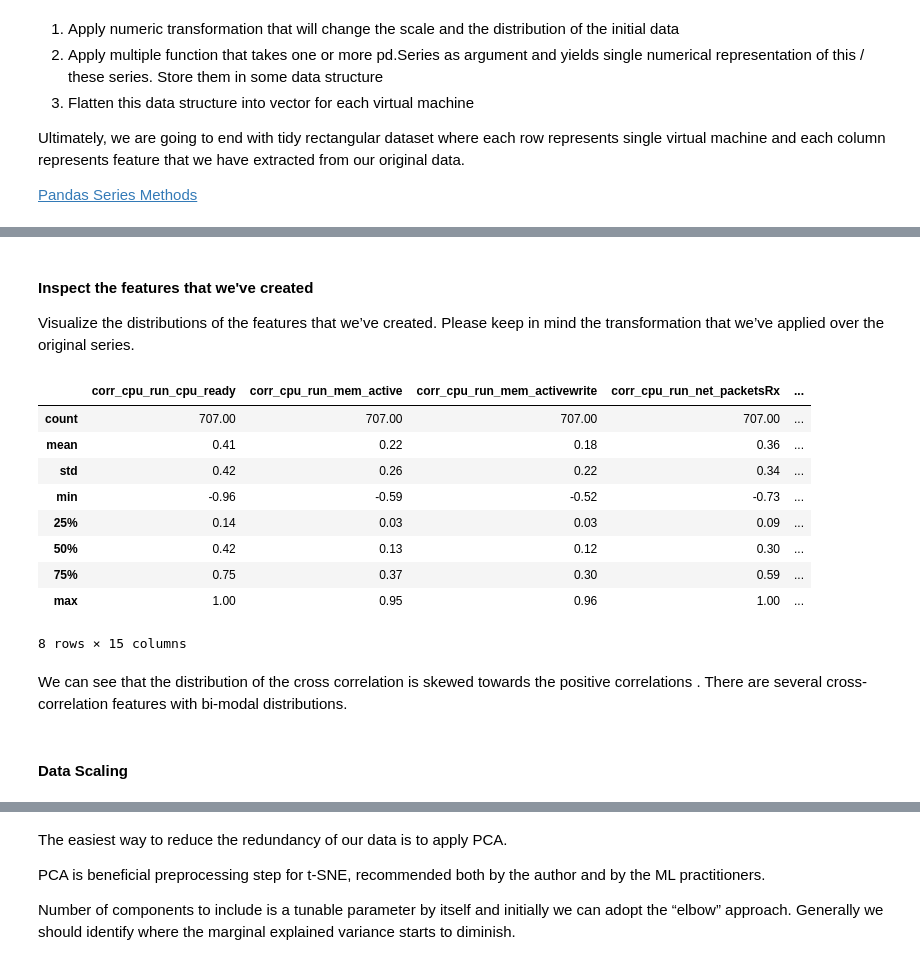
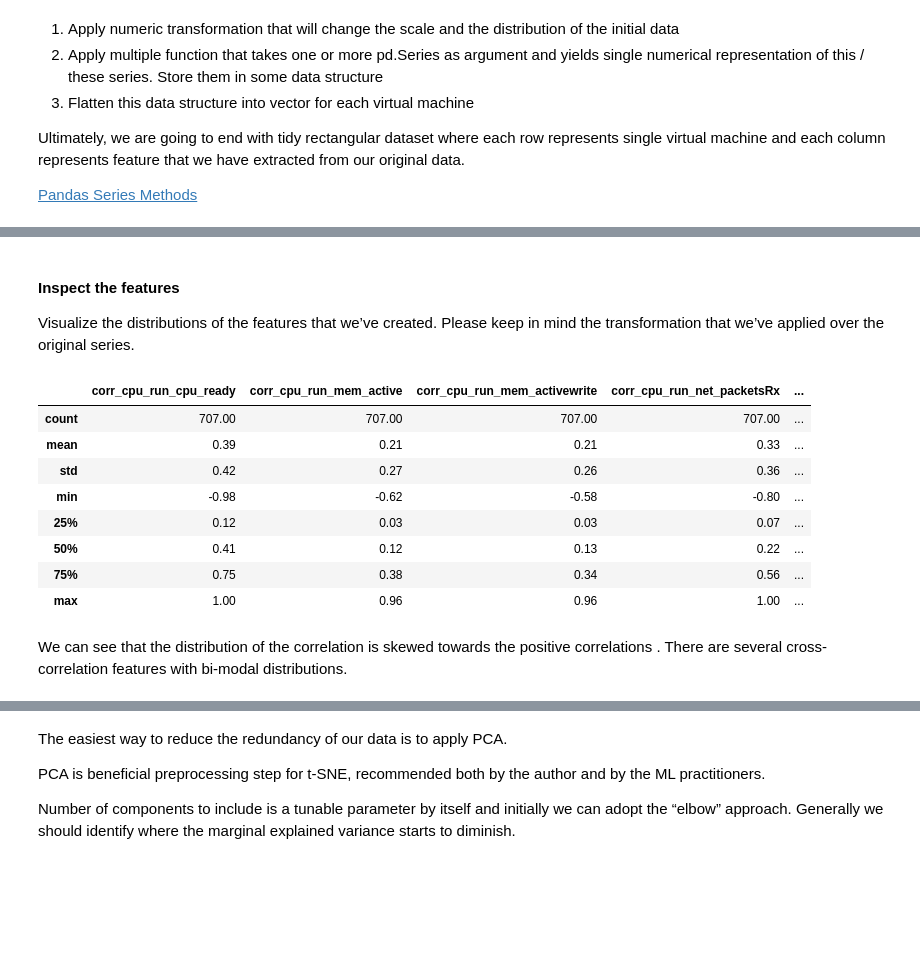
Before and after one commit to amld-vmware/AMLD_2020, a Jupyter notebook: Unsupervised Learning_ Multi TS Features Embedding.ipynb, the cells around one changed output, grey strips where cells are left out. Saved outputs shown, nothing was run; the diff lists cells and outputs as text; code cells hidden in the pictures; blank space fills up the shorter version.

```diff
--- a/Unsupervised Learning_ Multi TS Features Embedding.ipynb
+++ b/Unsupervised Learning_ Multi TS Features Embedding.ipynb
@@ -426,10 +414,10 @@ By the end of our feature engineering section we will end up with single data fr
 
 
 
-GENERAL_STATISTICS = ['mean','std','skew',Q50]
+GENERAL_STATISTICS = ['mean','std','skew',Q50, Q25, Q75]
 TRANSFORMATION =  return_transformer('None')
-TRUNCATE_VARIABLE = False
-TRUNC_QRANGE = [0.001, 0,999]
+TRUNCATE_VARIABLE = True
+TRUNC_QRANGE = [0.001, 0.999]
 
 
 
@@ -448,7 +436,7 @@ for k, data in perf_data.items():
     ###################
 
     if TRUNCATE_VARIABLE:
-        data = data.apply(lambda x: truncate_by_quantile(x, trunc_range = [0.01, 0.99]))
+        data = data.apply(lambda x: truncate_by_quantile(x, trunc_range = TRUNC_QRANGE))
 
     ## Apply transformation
     data = TRANSFORMATION(data)
@@ -536,20 +515,20 @@ Finished iteration 707  out of  707
 # %% [markdown]
-#### Inspect the features that we've created
+#### Inspect the features
 Visualize the distributions of the features that we’ve created. Please keep in mind the transformation that we’ve applied over the original series.
 # %%
 ## Inspect the summary statistics of the correlation features
+pd.set_option('display.max_columns', 50)
 np.round(correlation_data.describe(), 2)
 # %% [output]
 |  | corr_cpu_run_cpu_ready | corr_cpu_run_mem_active | corr_cpu_run_mem_activewrite | corr_cpu_run_net_packetsRx | ... |
 | count | 707.00 | 707.00 | 707.00 | 707.00 | ... |
-| mean | 0.41 | 0.22 | 0.18 | 0.36 | ... |
-| std | 0.42 | 0.26 | 0.22 | 0.34 | ... |
-| min | -0.96 | -0.59 | -0.52 | -0.73 | ... |
-| 25% | 0.14 | 0.03 | 0.03 | 0.09 | ... |
-| 50% | 0.42 | 0.13 | 0.12 | 0.30 | ... |
-| 75% | 0.75 | 0.37 | 0.30 | 0.59 | ... |
-| max | 1.00 | 0.95 | 0.96 | 1.00 | ... |
+| mean | 0.39 | 0.21 | 0.21 | 0.33 | ... |
+| std | 0.42 | 0.27 | 0.26 | 0.36 | ... |
+| min | -0.98 | -0.62 | -0.58 | -0.80 | ... |
+| 25% | 0.12 | 0.03 | 0.03 | 0.07 | ... |
+| 50% | 0.41 | 0.12 | 0.13 | 0.22 | ... |
+| 75% | 0.75 | 0.38 | 0.34 | 0.56 | ... |
+| max | 1.00 | 0.96 | 0.96 | 1.00 | ... |
-8 rows × 15 columns
 # %%
 TRANSFORMATION = return_transformer(None)
 
@@ -560,6 +539,6 @@ plt.subplots_adjust(top=0.9)
 g.fig.suptitle('CORRELATION FEATURES')
 # %% [markdown]
 
-We can see that the distribution  of the cross correlation is skewed towards the positive correlations . There are several cross-correlation features with bi-modal distributions.
+We can see that the distribution  of the correlation is skewed towards the positive correlations . There are several cross-correlation features with bi-modal distributions.
 # %%
 ## Summary of the descriptive statistics features
@@ -579,5 +560,3 @@ g = sns.FacetGrid(data, col = 'variable', col_wrap = 6, sharex = False, sharey=F
 g.map(plt.hist, 'value', bins = 40)
 plt.subplots_adjust(top=0.9)
 g.fig.suptitle('DESCRIPTIVE FEATURES')
-# %% [markdown]
-#### Data Scaling
```
Also changed, not shown: parts of 16 cells of this notebook, 1 other file.
